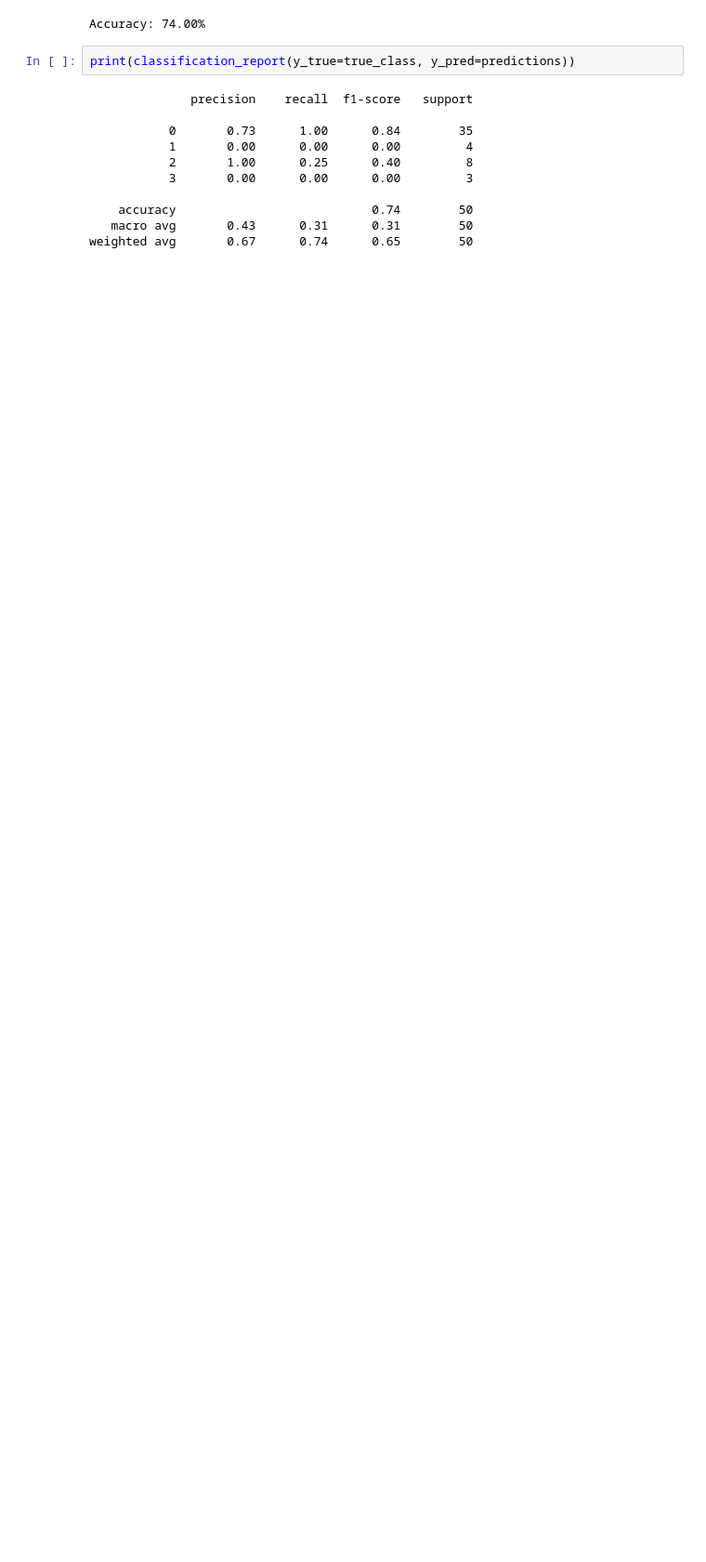
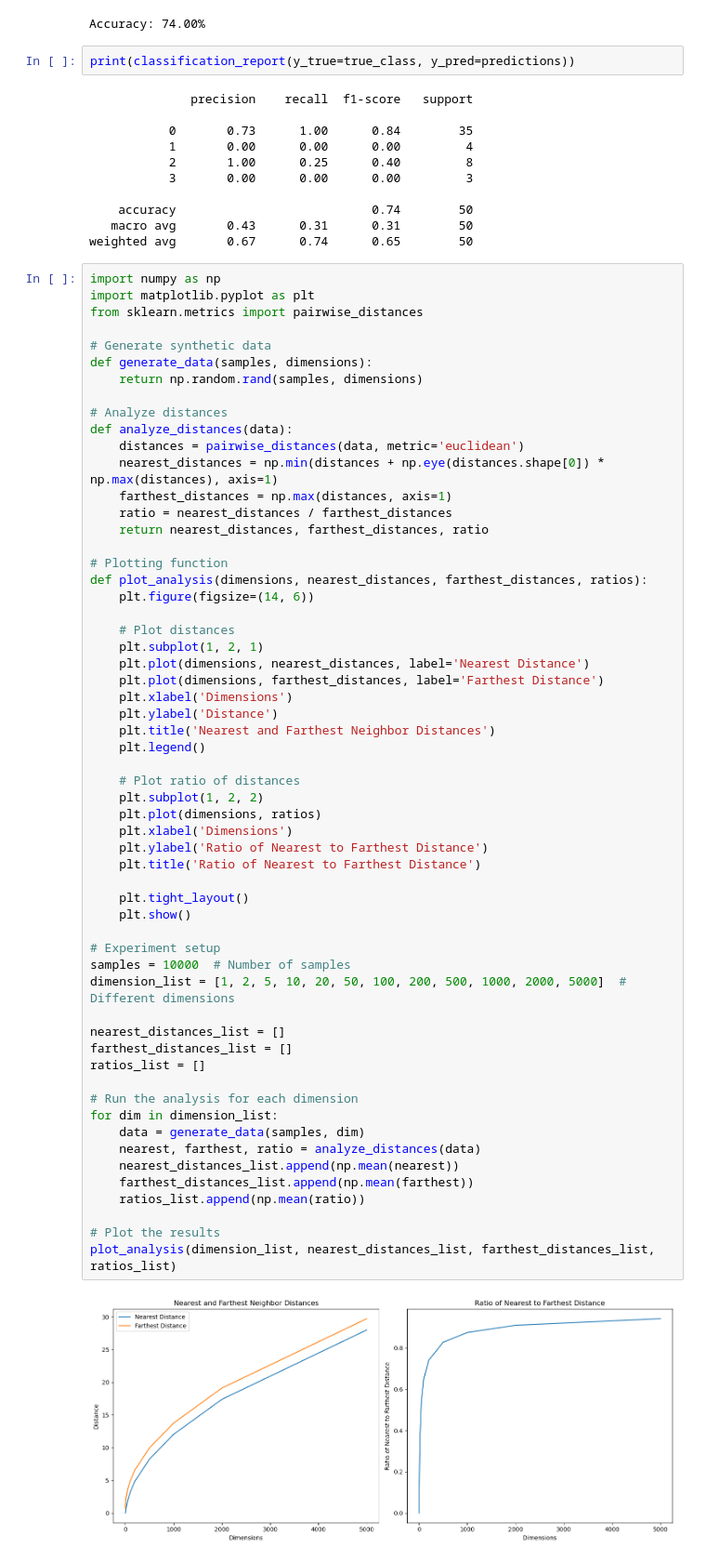
Before and after one commit to LakshyaMalhotra/ml-implementations, a Jupyter notebook: k_nearest_neighbors.ipynb, the cells around one changed output. Shown at 93% size. Saved outputs shown, nothing was run; the diff lists cells and outputs as text; blank space fills up the shorter version.

Commit message:
Add code for dimensionality reduction

```diff
--- a/k_nearest_neighbors.ipynb
+++ b/k_nearest_neighbors.ipynb
@@ -129,3 +129,63 @@ print(classification_report(y_true=true_class, y_pred=predictions))
     accuracy                           0.74        50
    macro avg       0.43      0.31      0.31        50
 weighted avg       0.67      0.74      0.65        50
+# %%
+import numpy as np
+import matplotlib.pyplot as plt
+from sklearn.metrics import pairwise_distances
+
+# Generate synthetic data
+def generate_data(samples, dimensions):
+    return np.random.rand(samples, dimensions)
+
+# Analyze distances
+def analyze_distances(data):
+    distances = pairwise_distances(data, metric='euclidean')
+    nearest_distances = np.min(distances + np.eye(distances.shape[0]) * np.max(distances), axis=1)
+    farthest_distances = np.max(distances, axis=1)
+    ratio = nearest_distances / farthest_distances
+    return nearest_distances, farthest_distances, ratio
+
+# Plotting function
+def plot_analysis(dimensions, nearest_distances, farthest_distances, ratios):
+    plt.figure(figsize=(14, 6))
+
+    # Plot distances
+    plt.subplot(1, 2, 1)
+    plt.plot(dimensions, nearest_distances, label='Nearest Distance')
+    plt.plot(dimensions, farthest_distances, label='Farthest Distance')
+    plt.xlabel('Dimensions')
+    plt.ylabel('Distance')
+    plt.title('Nearest and Farthest Neighbor Distances')
+    plt.legend()
+
+    # Plot ratio of distances
+    plt.subplot(1, 2, 2)
+    plt.plot(dimensions, ratios)
+    plt.xlabel('Dimensions')
+    plt.ylabel('Ratio of Nearest to Farthest Distance')
+    plt.title('Ratio of Nearest to Farthest Distance')
+
+    plt.tight_layout()
+    plt.show()
+
+# Experiment setup
+samples = 10000  # Number of samples
+dimension_list = [1, 2, 5, 10, 20, 50, 100, 200, 500, 1000, 2000, 5000]  # Different dimensions
+
+nearest_distances_list = []
+farthest_distances_list = []
+ratios_list = []
+
+# Run the analysis for each dimension
+for dim in dimension_list:
+    data = generate_data(samples, dim)
+    nearest, farthest, ratio = analyze_distances(data)
+    nearest_distances_list.append(np.mean(nearest))
+    farthest_distances_list.append(np.mean(farthest))
+    ratios_list.append(np.mean(ratio))
+
+# Plot the results
+plot_analysis(dimension_list, nearest_distances_list, farthest_distances_list, ratios_list)
+# %% [output]
+[figure, added]
```
Also changed, not shown: 7 other files.
